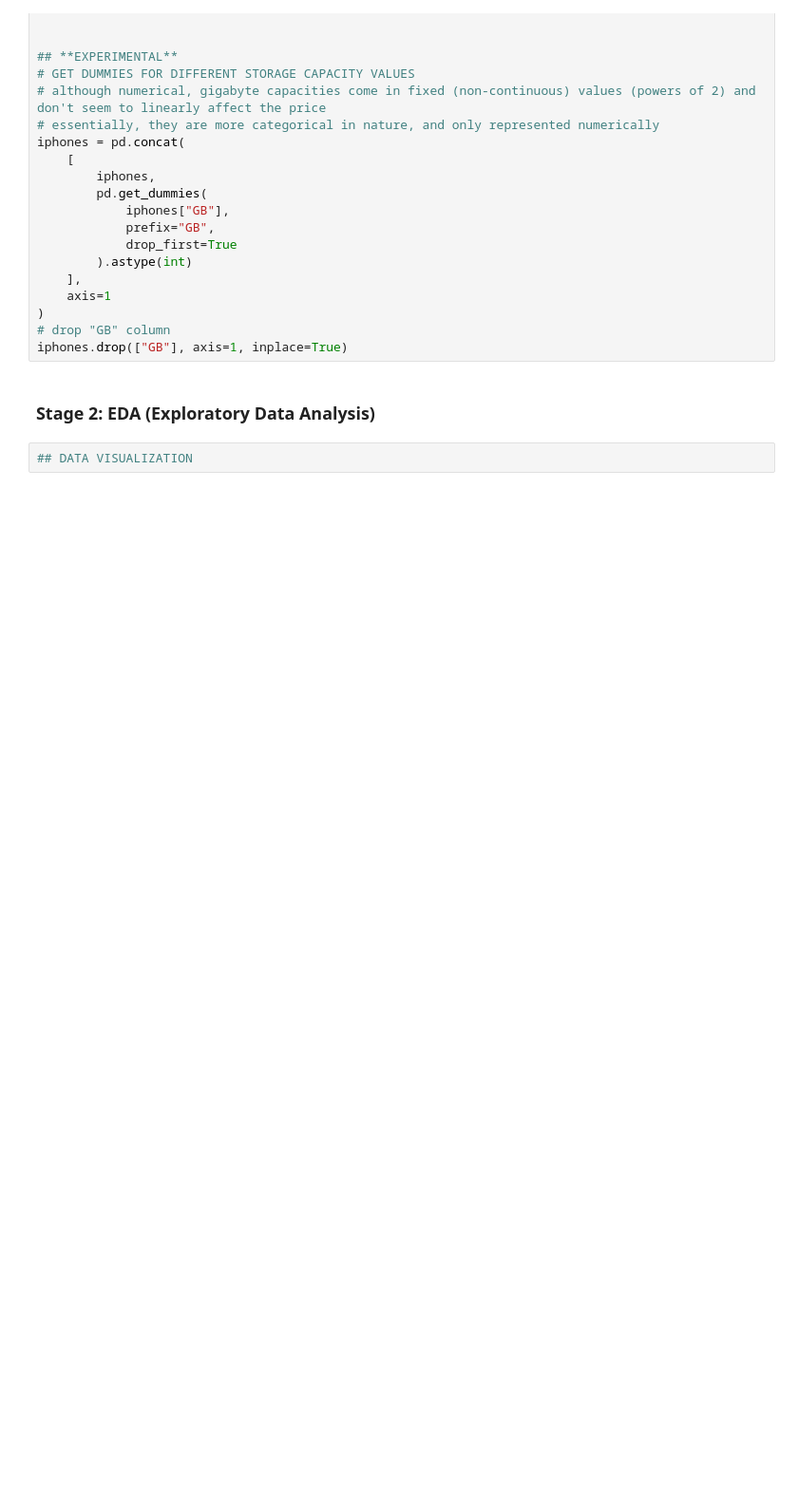
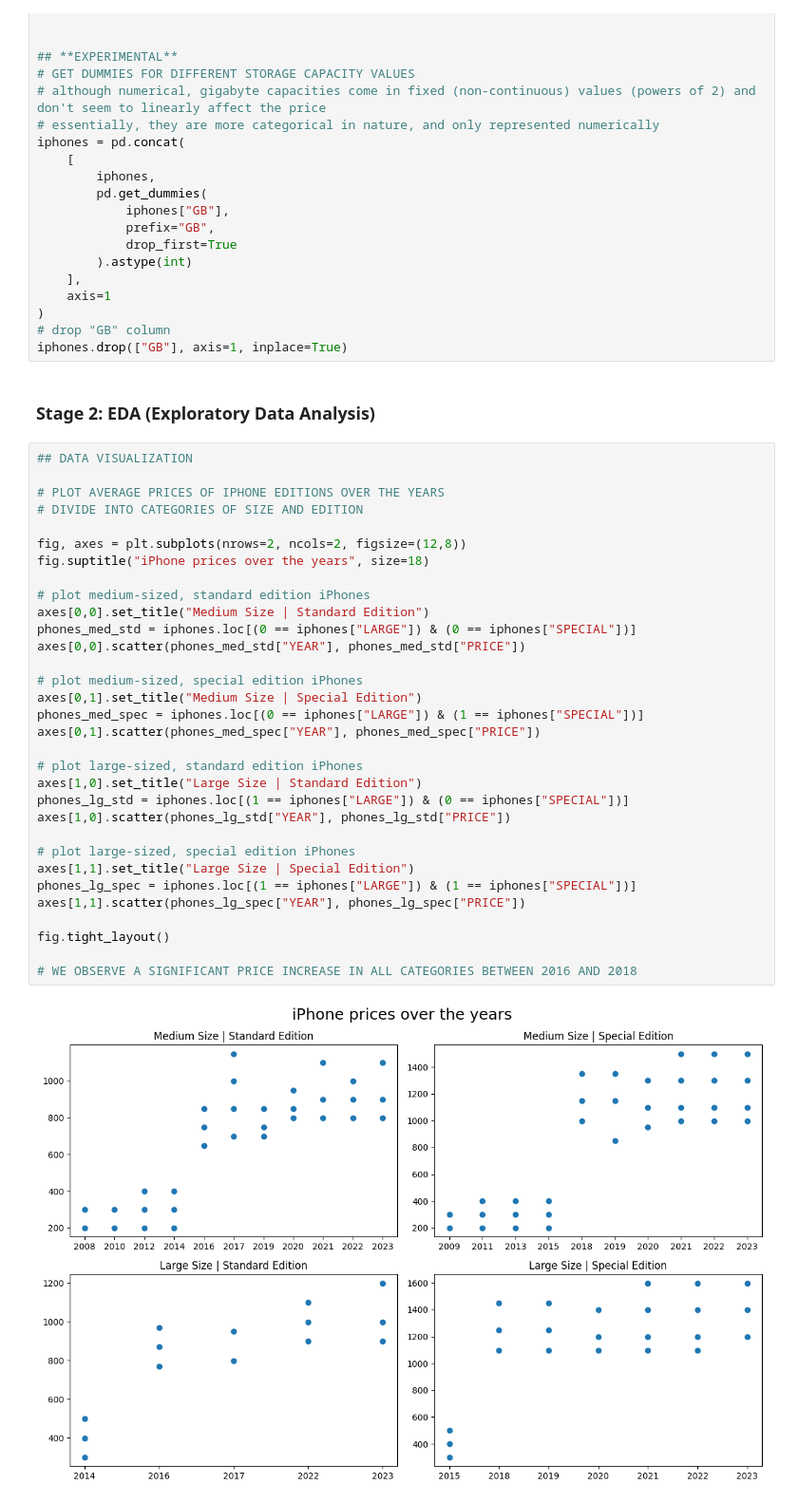
Before and after one commit to Tahsin-T-Ahmed/iphone-price-prediction-ai, a Jupyter notebook: model.ipynb, the cells around one changed output. Shown at 95% size. Saved outputs shown, nothing was run; the diff lists cells and outputs as text; blank space fills up the shorter version.

Commit message:
visualized price progressions of all sub-categories of iPhones

```diff
--- a/model.ipynb
+++ b/model.ipynb
@@ -102,8 +102,40 @@ iphones = pd.concat(
 iphones.drop(["GB"], axis=1, inplace=True)
 # %% [markdown]
 ### Stage 2: EDA (Exploratory Data Analysis)
-# %%
-## DATA VISUALIZATION
+# %%
+## DATA VISUALIZATION
+
+# PLOT AVERAGE PRICES OF IPHONE EDITIONS OVER THE YEARS
+# DIVIDE INTO CATEGORIES OF SIZE AND EDITION
+
+fig, axes = plt.subplots(nrows=2, ncols=2, figsize=(12,8))
+fig.suptitle("iPhone prices over the years", size=18)
+
+# plot medium-sized, standard edition iPhones
+axes[0,0].set_title("Medium Size | Standard Edition")
+phones_med_std = iphones.loc[(0 == iphones["LARGE"]) & (0 == iphones["SPECIAL"])]
+axes[0,0].scatter(phones_med_std["YEAR"], phones_med_std["PRICE"])
+
+# plot medium-sized, special edition iPhones
+axes[0,1].set_title("Medium Size | Special Edition")
+phones_med_spec = iphones.loc[(0 == iphones["LARGE"]) & (1 == iphones["SPECIAL"])]
+axes[0,1].scatter(phones_med_spec["YEAR"], phones_med_spec["PRICE"])
+
+# plot large-sized, standard edition iPhones
+axes[1,0].set_title("Large Size | Standard Edition")
+phones_lg_std = iphones.loc[(1 == iphones["LARGE"]) & (0 == iphones["SPECIAL"])]
+axes[1,0].scatter(phones_lg_std["YEAR"], phones_lg_std["PRICE"])
+
+# plot large-sized, special edition iPhones
+axes[1,1].set_title("Large Size | Special Edition")
+phones_lg_spec = iphones.loc[(1 == iphones["LARGE"]) & (1 == iphones["SPECIAL"])]
+axes[1,1].scatter(phones_lg_spec["YEAR"], phones_lg_spec["PRICE"])
+
+fig.tight_layout()
+
+# WE OBSERVE A SIGNIFICANT PRICE INCREASE IN ALL CATEGORIES BETWEEN 2016 AND 2018
+# %% [output]
+[figure, added]
 # %%
 saveOutput(iphones, "iphones_output.csv")
 
```
Also changed, not shown: parts of 1 cell of this notebook.
